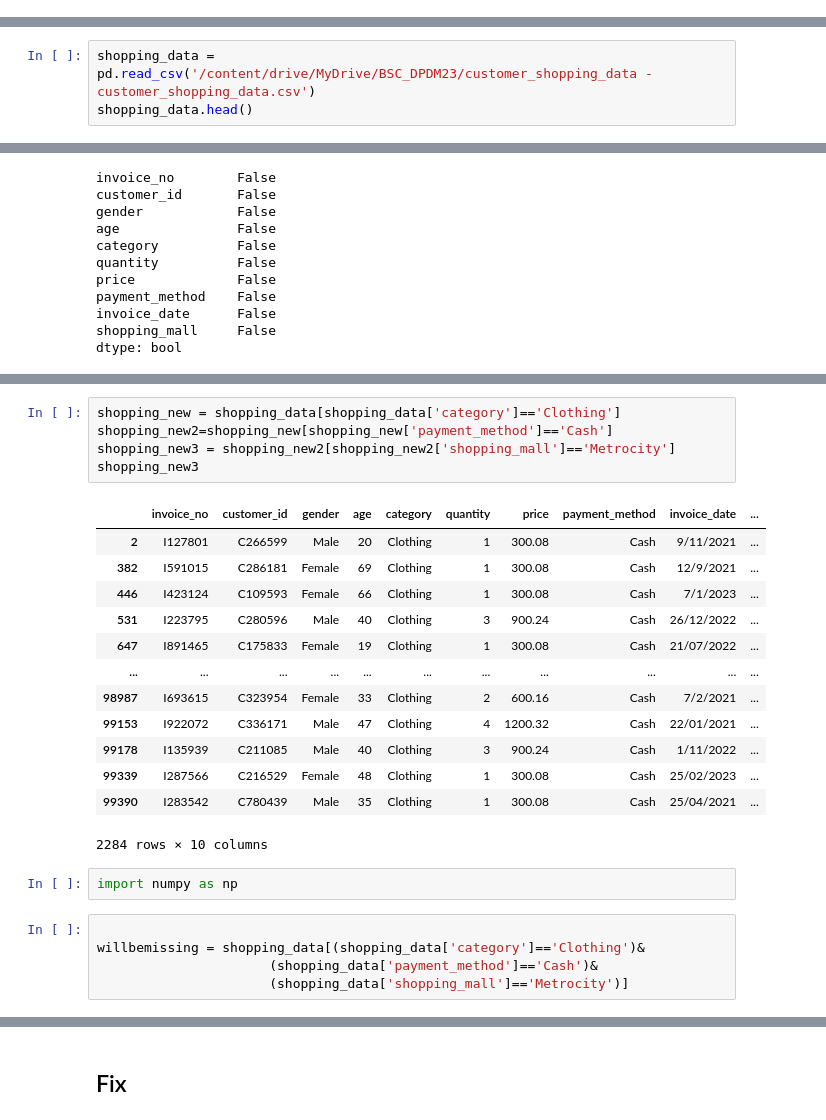
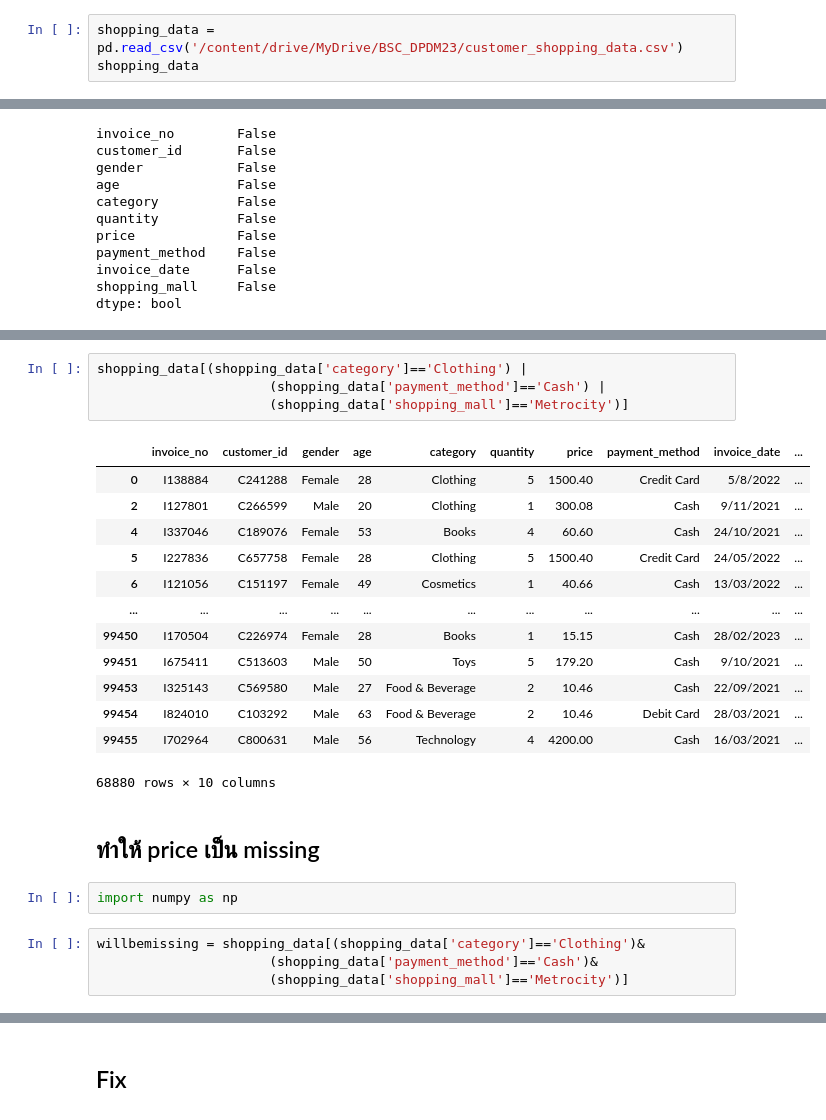
Before and after one commit to Sadanan643021272-0/BSC_DPDM23, a Jupyter notebook: Data_Preprocessing.ipynb, the cells around one changed output, grey strips where cells are left out. Drawn from its saved outputs; the diff is of its cells as text.

Commit message:
Data_Preprocessing จบ ล่าสุด

```diff
--- a/Data_Preprocessing.ipynb
+++ b/Data_Preprocessing.ipynb
@@ -2,0 +11,3 @@
+# %%
+shopping_data = pd.read_csv('/content/drive/MyDrive/BSC_DPDM23/customer_shopping_data.csv')
+shopping_data
@@ -15,3 +29,0 @@ Mounted at /content/drive
-# %%
-shopping_data = pd.read_csv('/content/drive/MyDrive/BSC_DPDM23/customer_shopping_data - customer_shopping_data.csv')
-shopping_data.head()
@@ -71,28 +58,28 @@ shopping_data[(shopping_data['category']=='Clothing')
 | 75% | 57.000000 | 4.000000 | 1200.320000 |
 | max | 69.000000 | 5.000000 | 1500.400000 |
 # %%
-shopping_new = shopping_data[shopping_data['category']=='Clothing']
-shopping_new2=shopping_new[shopping_new['payment_method']=='Cash']
-shopping_new3 = shopping_new2[shopping_new2['shopping_mall']=='Metrocity']
-shopping_new3
+shopping_data[(shopping_data['category']=='Clothing') |
+                      (shopping_data['payment_method']=='Cash') |
+                      (shopping_data['shopping_mall']=='Metrocity')]
 # %% [output]
 |  | invoice_no | customer_id | gender | age | category | quantity | price | payment_method | invoice_date | ... |
+| 0 | I138884 | C241288 | Female | 28 | Clothing | 5 | 1500.40 | Credit Card | 5/8/2022 | ... |
 | 2 | I127801 | C266599 | Male | 20 | Clothing | 1 | 300.08 | Cash | 9/11/2021 | ... |
-| 382 | I591015 | C286181 | Female | 69 | Clothing | 1 | 300.08 | Cash | 12/9/2021 | ... |
-| 446 | I423124 | C109593 | Female | 66 | Clothing | 1 | 300.08 | Cash | 7/1/2023 | ... |
-| 531 | I223795 | C280596 | Male | 40 | Clothing | 3 | 900.24 | Cash | 26/12/2022 | ... |
-| 647 | I891465 | C175833 | Female | 19 | Clothing | 1 | 300.08 | Cash | 21/07/2022 | ... |
+| 4 | I337046 | C189076 | Female | 53 | Books | 4 | 60.60 | Cash | 24/10/2021 | ... |
+| 5 | I227836 | C657758 | Female | 28 | Clothing | 5 | 1500.40 | Credit Card | 24/05/2022 | ... |
+| 6 | I121056 | C151197 | Female | 49 | Cosmetics | 1 | 40.66 | Cash | 13/03/2022 | ... |
 | ... | ... | ... | ... | ... | ... | ... | ... | ... | ... | ... |
-| 98987 | I693615 | C323954 | Female | 33 | Clothing | 2 | 600.16 | Cash | 7/2/2021 | ... |
-| 99153 | I922072 | C336171 | Male | 47 | Clothing | 4 | 1200.32 | Cash | 22/01/2021 | ... |
-| 99178 | I135939 | C211085 | Male | 40 | Clothing | 3 | 900.24 | Cash | 1/11/2022 | ... |
-| 99339 | I287566 | C216529 | Female | 48 | Clothing | 1 | 300.08 | Cash | 25/02/2023 | ... |
-| 99390 | I283542 | C780439 | Male | 35 | Clothing | 1 | 300.08 | Cash | 25/04/2021 | ... |
+| 99450 | I170504 | C226974 | Female | 28 | Books | 1 | 15.15 | Cash | 28/02/2023 | ... |
+| 99451 | I675411 | C513603 | Male | 50 | Toys | 5 | 179.20 | Cash | 9/10/2021 | ... |
+| 99453 | I325143 | C569580 | Male | 27 | Food & Beverage | 2 | 10.46 | Cash | 22/09/2021 | ... |
+| 99454 | I824010 | C103292 | Male | 63 | Food & Beverage | 2 | 10.46 | Debit Card | 28/03/2021 | ... |
+| 99455 | I702964 | C800631 | Male | 56 | Technology | 4 | 4200.00 | Cash | 16/03/2021 | ... |
-2284 rows × 10 columns
+68880 rows × 10 columns
+# %% [markdown]
+## ทำให้ price เป็น missing
 # %%
 import numpy as np
 # %%
-
 willbemissing = shopping_data[(shopping_data['category']=='Clothing')&
                       (shopping_data['payment_method']=='Cash')&
                       (shopping_data['shopping_mall']=='Metrocity')]
```
Also changed, not shown: parts of 127 cells of this notebook.
